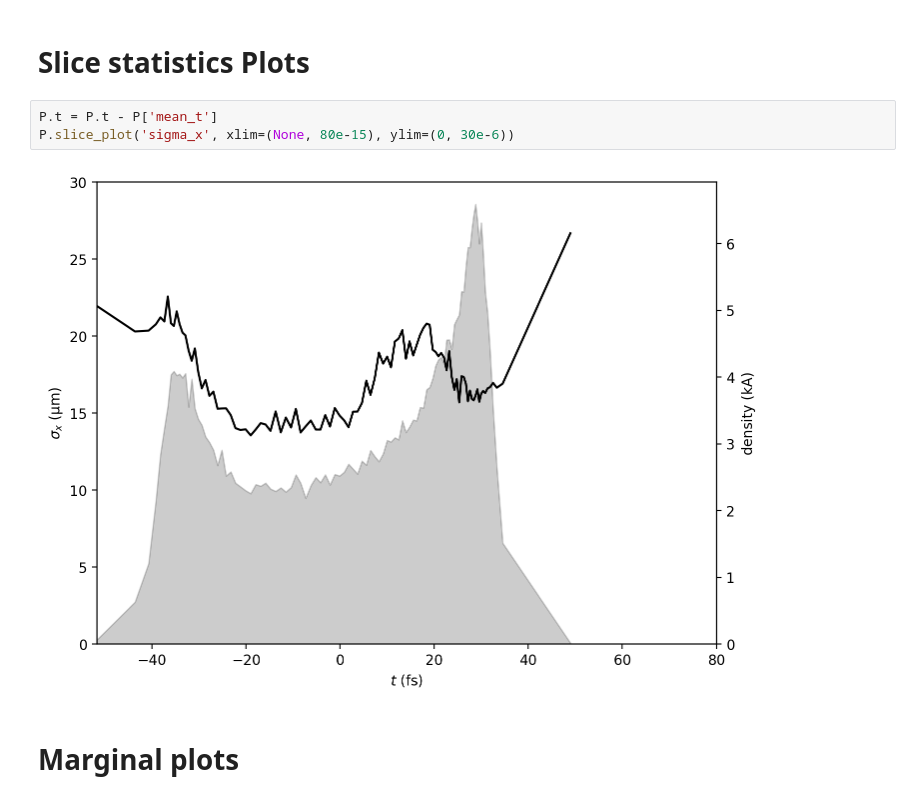
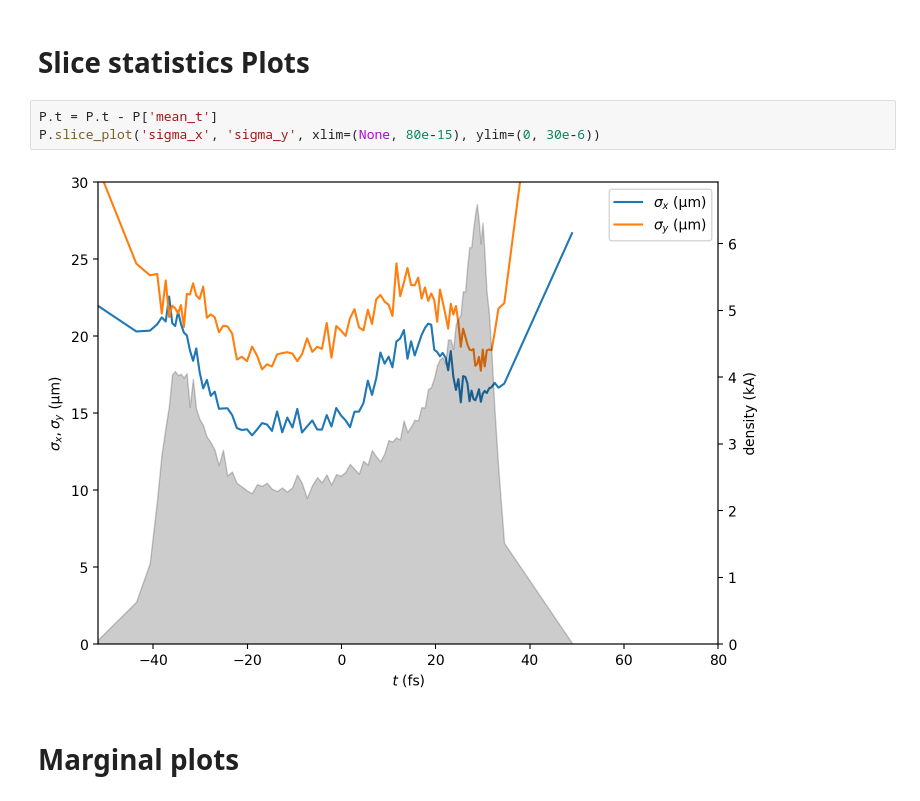
Before and after one commit to ChristopherMayes/openPMD-beamphysics, a Jupyter notebook: examples/plot_examples/plot_examples.ipynb, the cells around one changed output. Saved outputs shown, nothing was run; the diff lists cells and outputs as text.

```diff
--- a/examples/plot_examples/plot_examples.ipynb
+++ b/examples/plot_examples/plot_examples.ipynb
@@ -40,9 +36,9 @@ P.plot('t')
 # Slice statistics Plots
 # %%
 P.t = P.t - P['mean_t']
-P.slice_plot('sigma_x', xlim=(None, 80e-15), ylim=(0, 30e-6))
+P.slice_plot('sigma_x', 'sigma_y', xlim=(None, 80e-15), ylim=(0, 30e-6))
 # %% [output]
-[figure, old version]
+[figure, new version]
 # %% [markdown]
 # Marginal plots
 # %%
```
Also changed, not shown: parts of 2 cells of this notebook, 23 other files.
